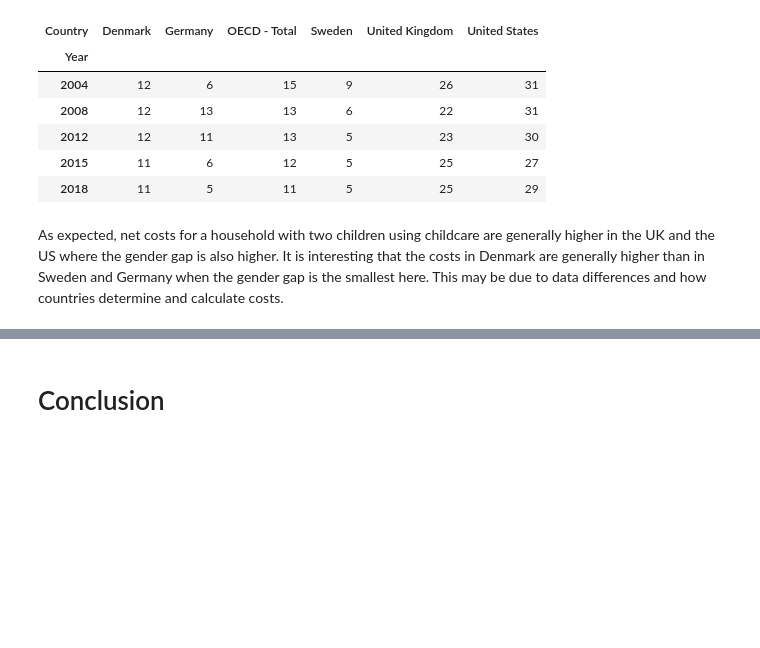
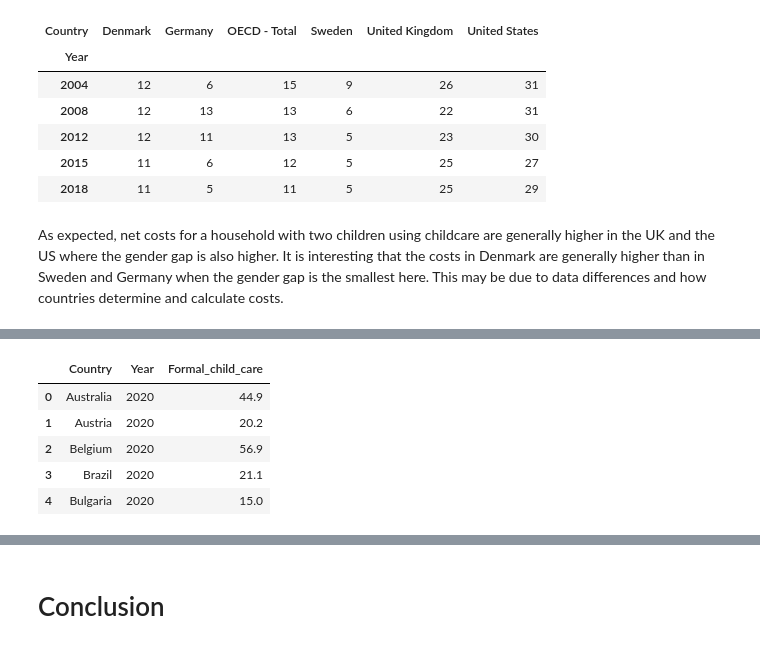
Before and after one commit to NumEconCopenhagen/projects-2023-aca, a Jupyter notebook: dataproject/dataproject.ipynb, the cells around one changed output, grey strips where cells are left out. Saved outputs shown, nothing was run; the diff lists cells and outputs as text; code cells hidden in the pictures; blank space fills up the shorter version.

```diff
--- a/dataproject/dataproject.ipynb
+++ b/dataproject/dataproject.ipynb
@@ -360,6 +368,15 @@ df_fam13.reset_index(inplace = True, drop = True) # Drop old index too
 # %%
 # 2020
 df_fam13_2020 = df_fam13.loc[df_fam13['Year']==2020]
 df_fam13_2020 = df_fam13_2020.sort_values(['Country','Year'])
 df_fam13_2020.reset_index(inplace = True, drop = True) # Drop old index too
+
+df_fam13_2020.head()
+# %% [output]
+|  | Country | Year | Formal_child_care |
+| 0 | Australia | 2020 | 44.9 |
+| 1 | Austria | 2020 | 20.2 |
+| 2 | Belgium | 2020 | 56.9 |
+| 3 | Brazil | 2020 | 21.1 |
+| 4 | Bulgaria | 2020 | 15.0 |
 # %%
```
Also changed, not shown: parts of 16 cells of this notebook.
